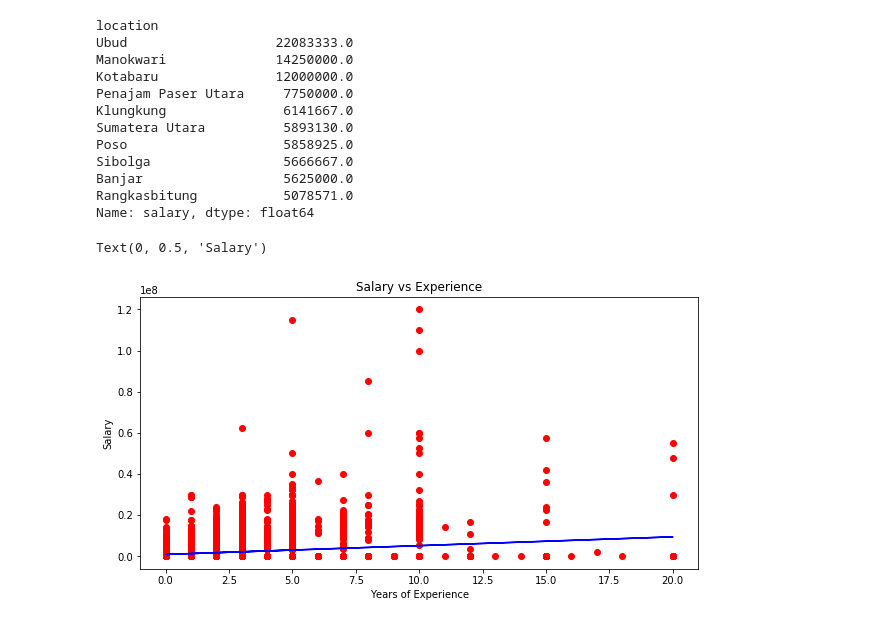
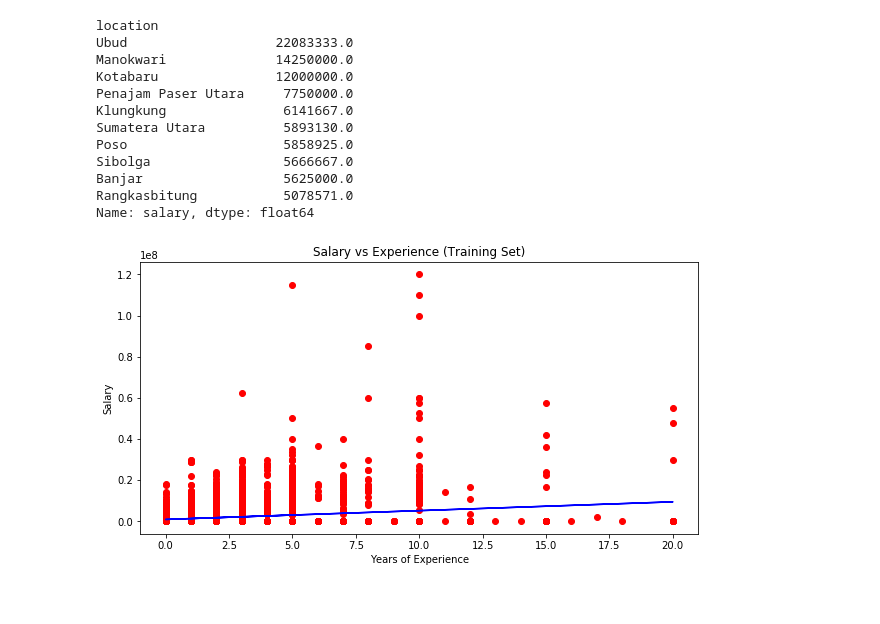
Before and after one commit to Reosta-Pratama/Project-Prediction, a Jupyter notebook: Prediksi Salary.ipynb, the cells around one changed output. Saved outputs shown, nothing was run; the diff lists cells and outputs as text; code cells hidden in the pictures.

```diff
--- a/Prediksi Salary.ipynb
+++ b/Prediksi Salary.ipynb
@@ -162,21 +161,22 @@ Rangkasbitung           5078571.0
 Name: salary, dtype: float64
 # %%
 # Simple Linear regression (predict the salary based on experience)
-X = tableSalary.loc[:, ["years_experience"]].values
-Y = tableSalary.loc[:, ["salary"]].values
+xExp = tableSalary.loc[:, ["years_experience"]].values
+ySal = tableSalary.loc[:, ["salary"]].values
 # %%
-X_train, X_test, y_train, y_test = train_test_split(X, Y, test_size = 1/2, random_state = 0)
+xTrain, xTest, yTrain, yTest = train_test_split(xExp, ySal, test_size = 1/2, random_state = 0)
 
 model = LinearRegression()
-model.fit(X_train, y_train)
-y_pred = model.predict(X_test)
+model.fit(xTrain, yTrain)
+y_pred = model.predict(xTest)
 # %%
+# Kurang yakin
 plt.figure(figsize=(10, 5))
-plt.scatter(X_train, y_train, color = 'red')
-plt.plot(X_train, model.predict(X_train), color = 'blue')
-plt.title('Salary vs Experience')
+plt.scatter(xTrain, yTrain, color = 'red')
+plt.plot(xTrain, model.predict(xTrain), color = 'blue')
+plt.title('Salary vs Experience (Training Set)')
 plt.xlabel('Years of Experience')
 plt.ylabel('Salary')
+plt.show()
 # %% [output]
-Text(0, 0.5, 'Salary')
-[figure, old version]
+[figure, new version]
```
Also changed, not shown: parts of 3 cells of this notebook.
